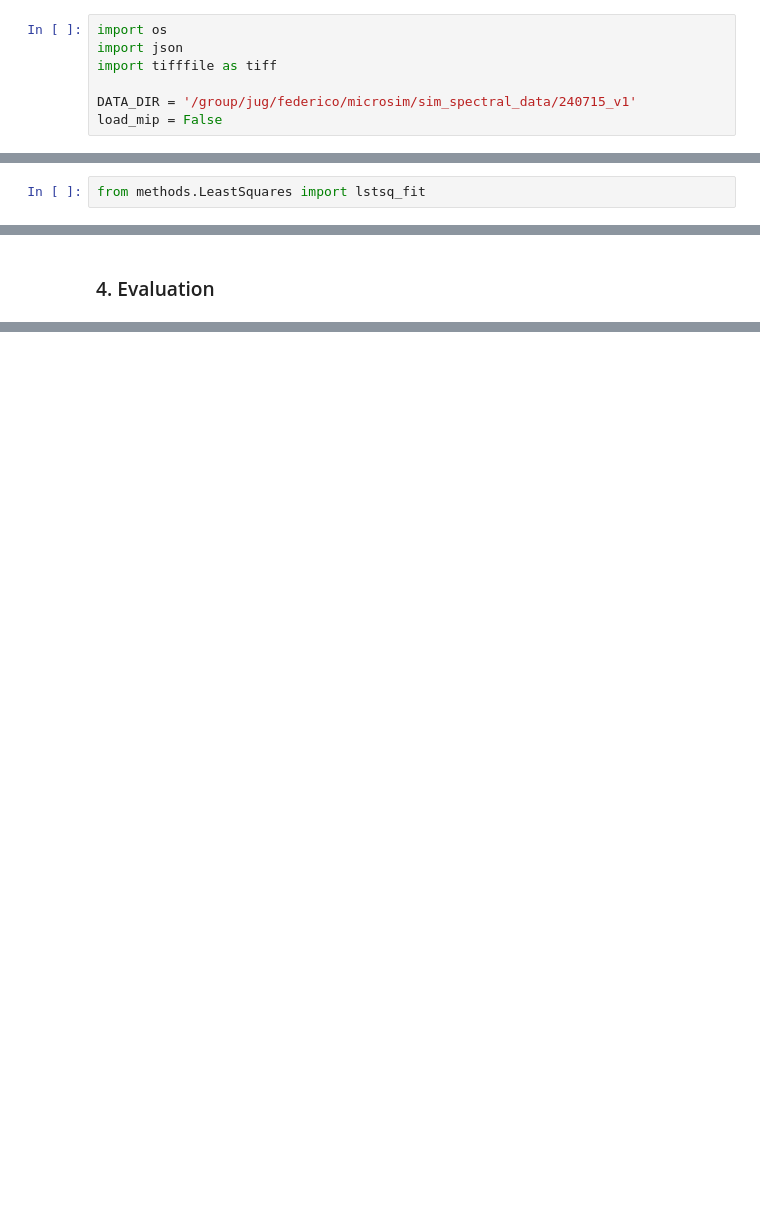
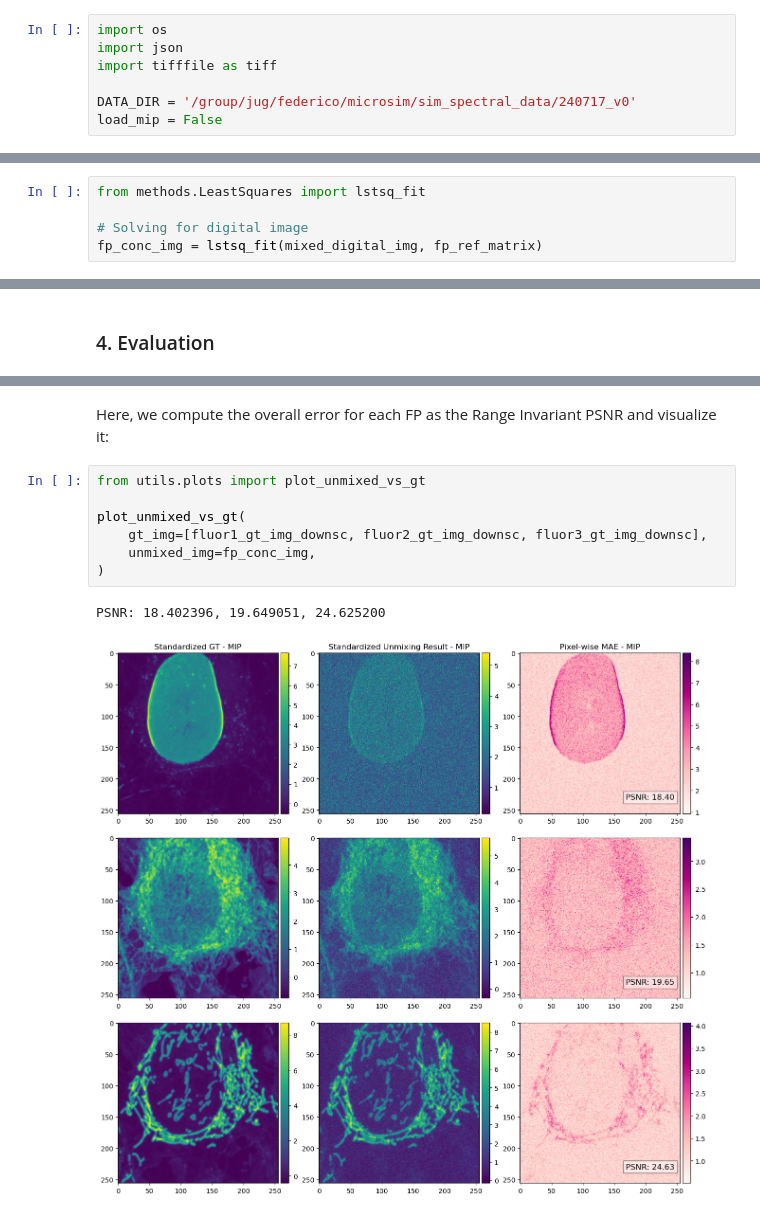
Before and after one commit to federico-carrara/linear_unmixing, a Jupyter notebook: microscopy_unmixing.ipynb, the cells around one changed output, grey strips where cells are left out. Saved outputs shown, nothing was run; the diff lists cells and outputs as text; blank space fills up the shorter version.

```diff
--- a/microscopy_unmixing.ipynb
+++ b/microscopy_unmixing.ipynb
@@ -13,7 +13,7 @@ import os
 import json
 import tifffile as tiff
 
-DATA_DIR = '/group/jug/federico/microsim/sim_spectral_data/240715_v1'
+DATA_DIR = '/group/jug/federico/microsim/sim_spectral_data/240717_v0'
 load_mip = False
 # %%
 mixed_opt_img = tiff.imread(
@@ -130,3 +150,6 @@ fp_ref_matrix = np.stack([fp1_em_binned.values, fp2_em_binned.values, fp3_em_bin
 ### 2. Compute the LS solution
 # %%
 from methods.LeastSquares import lstsq_fit
+
+# Solving for digital image
+fp_conc_img = lstsq_fit(mixed_digital_img, fp_ref_matrix)
@@ -300,0 +209,12 @@ print(f"Digital Image MSE: {mse1.mean():.2e}, {mse2.mean():.2e}, {mse3.mean():.2
+# %% [markdown]
+Here, we compute the overall error for each FP as the Range Invariant PSNR and visualize it:
+# %%
+from utils.plots import plot_unmixed_vs_gt
+
+plot_unmixed_vs_gt(
+    gt_img=[fluor1_gt_img_downsc, fluor2_gt_img_downsc, fluor3_gt_img_downsc],
+    unmixed_img=fp_conc_img,
+)
+# %% [output]
+PSNR: 18.402396, 19.649051, 24.625200
+[figure, added]
```
Also changed, not shown: parts of 20 cells of this notebook, 2 other files.
